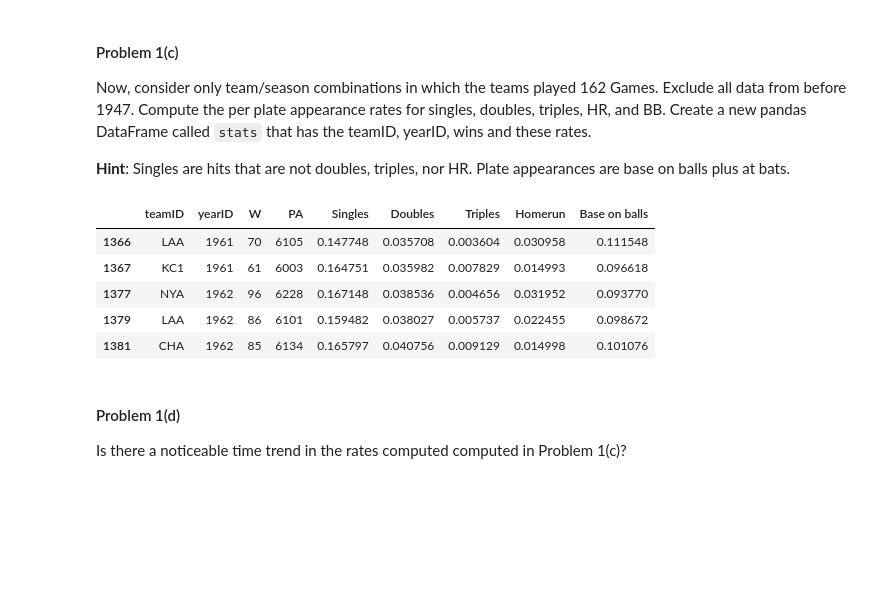
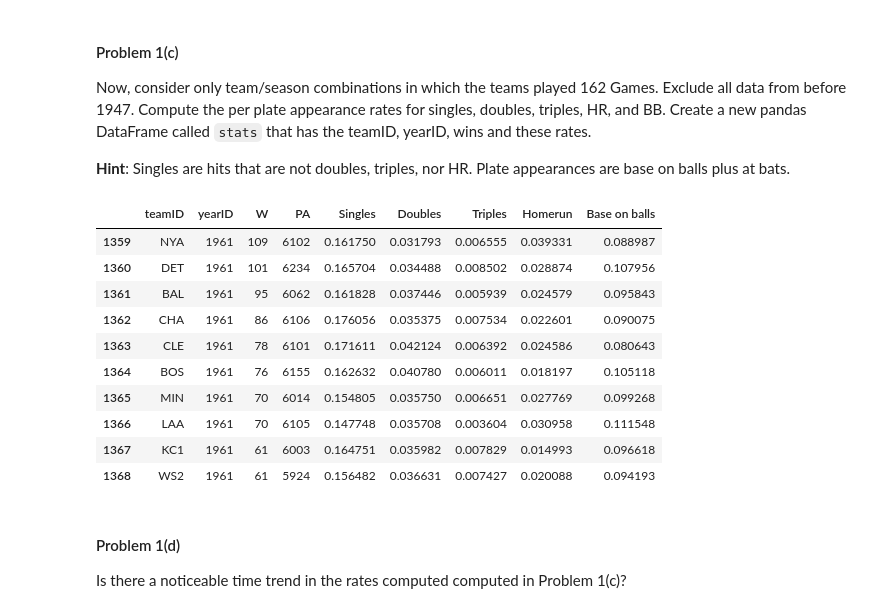
Before and after one commit to StevenDalderop/2014, a Jupyter notebook: homework/HW3.ipynb, the cells around one changed output. Saved outputs shown, nothing was run; the diff lists cells and outputs as text; code cells hidden in the pictures; blank space fills up the shorter version.

```diff
--- a/homework/HW3.ipynb
+++ b/homework/HW3.ipynb
@@ -132,7 +133,7 @@ Now, consider only team/season combinations in which the teams played 162 Games.
 
 **Hint**: Singles are hits that are not doubles, triples, nor HR. Plate appearances are base on balls plus at bats.
 # %%
-teams_new=teams[(teams["yearID"]>=1947) & (teams["G"]==162)]
+teams_new=teams[(teams["yearID"]>=1961)]
 # %%
 teams_new.loc[:,"PA"]=teams_new["AB"]+teams_new["BB"]
 teams_new.loc[:,"Singles"]=(teams_new["H"]-teams_new["2B"]-teams_new["3B"]-teams_new["HR"])/teams_new["PA"]
@@ -142,14 +143,19 @@ teams_new.loc[:,"Homerun"]=(teams_new["HR"])/teams_new["PA"]
 teams_new.loc[:,"Base on balls"]=(teams_new["BB"])/teams_new["PA"]
 # %%
 stats=teams_new[["teamID","yearID","W","PA","Singles","Doubles","Triples","Homerun","Base on balls"]];
-stats.head()
+stats.head(10)
 # %% [output]
 |  | teamID | yearID | W | PA | Singles | Doubles | Triples | Homerun | Base on balls |
+| 1359 | NYA | 1961 | 109 | 6102 | 0.161750 | 0.031793 | 0.006555 | 0.039331 | 0.088987 |
+| 1360 | DET | 1961 | 101 | 6234 | 0.165704 | 0.034488 | 0.008502 | 0.028874 | 0.107956 |
+| 1361 | BAL | 1961 | 95 | 6062 | 0.161828 | 0.037446 | 0.005939 | 0.024579 | 0.095843 |
+| 1362 | CHA | 1961 | 86 | 6106 | 0.176056 | 0.035375 | 0.007534 | 0.022601 | 0.090075 |
+| 1363 | CLE | 1961 | 78 | 6101 | 0.171611 | 0.042124 | 0.006392 | 0.024586 | 0.080643 |
+| 1364 | BOS | 1961 | 76 | 6155 | 0.162632 | 0.040780 | 0.006011 | 0.018197 | 0.105118 |
+| 1365 | MIN | 1961 | 70 | 6014 | 0.154805 | 0.035750 | 0.006651 | 0.027769 | 0.099268 |
 | 1366 | LAA | 1961 | 70 | 6105 | 0.147748 | 0.035708 | 0.003604 | 0.030958 | 0.111548 |
 | 1367 | KC1 | 1961 | 61 | 6003 | 0.164751 | 0.035982 | 0.007829 | 0.014993 | 0.096618 |
-| 1377 | NYA | 1962 | 96 | 6228 | 0.167148 | 0.038536 | 0.004656 | 0.031952 | 0.093770 |
-| 1379 | LAA | 1962 | 86 | 6101 | 0.159482 | 0.038027 | 0.005737 | 0.022455 | 0.098672 |
-| 1381 | CHA | 1962 | 85 | 6134 | 0.165797 | 0.040756 | 0.009129 | 0.014998 | 0.101076 |
+| 1368 | WS2 | 1961 | 61 | 5924 | 0.156482 | 0.036631 | 0.007427 | 0.020088 | 0.094193 |
 # %% [markdown]
 #### Problem 1(d)
 
```
Also changed, not shown: parts of 38 cells of this notebook.
